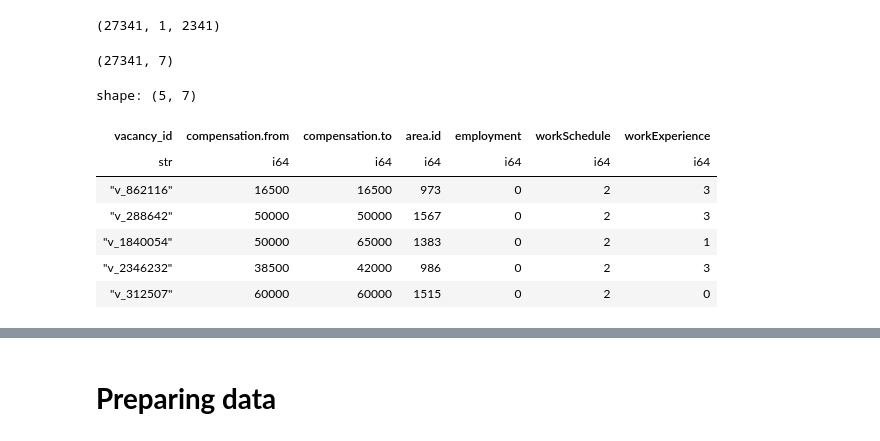
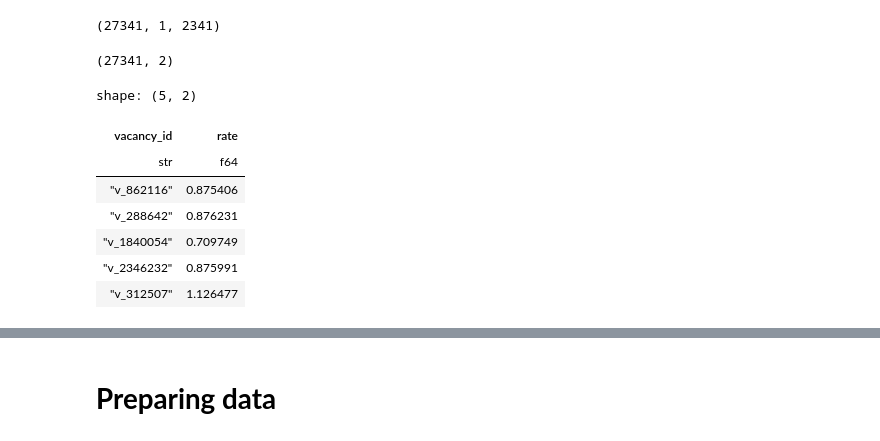
Before and after one commit to Sinagoga/hse_project, a Jupyter notebook: hh_start.ipynb, the cells around one changed output, grey strips where cells are left out. Saved outputs shown, nothing was run; the diff lists cells and outputs as text; code cells hidden in the pictures.

```diff
--- a/hh_start.ipynb
+++ b/hh_start.ipynb
@@ -63,44 +65,47 @@ empl = sorted(vac_df["employment"].unique().to_list())
 work_sch = sorted(vac_df["workSchedule"].unique().to_list())
 work_exp = sorted(vac_df["workExperience"].unique().to_list())
 area2idx = {area_id[i] : i for i in range(len(area_id))}
 empl2idx = {empl[i] : i for i in range(len(empl))}
 sch2idx = {work_sch[i] : i for i in range(len(work_sch))}
 exp2idx = {work_exp[i] : i for i in range(len(work_exp))}
 last_v = 0
 features = pl.DataFrame()
 # for v in tqdm(range(1, max_steps)):
 #     lb = (v-1)*25_000
 #     rb = v*25_000
 #     cur = vac_df[lb:rb].drop("name", "company.id", "compensation.currencyCode", "area.regionId", "description", "keySkills.keySkill")
 #     cur = cur.with_columns(cur["compensation.from"].fill_null(0).alias("compensation.from"))
 #     cur = cur.with_columns(cur["compensation.to"].fill_null(0).alias("compensation.to"))
 #     cur = cur.with_columns(pl.Series("compensation.to", [cur["compensation.to"][i] if cur["compensation.to"][i]!=0 else cur["compensation.from"][i] for i in range(25_000)]))
 #     cur = cur.with_columns(cur["area.id"].replace(area2idx).cast(int).alias("area.id"))
 #     cur = cur.with_columns(cur["employment"].replace(empl2idx).cast(int).alias("employment"))
 #     cur = cur.with_columns(cur["workSchedule"].replace(sch2idx).cast(int).alias("workSchedule"))
 #     cur = cur.with_columns(cur["workExperience"].replace(exp2idx).cast(int).alias("workExperience"))
 #     features = pl.concat([features, cur])
 #     last_v = v
 # lb = last_v*25_000
 # rb = lb + 23412
-cur = vac_df.drop("name", "company.id", "compensation.currencyCode", "area.regionId", "description", "keySkills.keySkill")
+cur = vac_df.drop("name", "company.id", "compensation.currencyCode", "area.regionId", "description", "keySkills.keySkill", "area.id")
 cur = cur.with_columns(cur["compensation.from"].fill_null(0).alias("compensation.from"))
 cur = cur.with_columns(cur["compensation.to"].fill_null(0).alias("compensation.to"))
 cur = cur.with_columns(pl.Series("compensation.to", [cur["compensation.to"][i] if cur["compensation.to"][i]!=0 else cur["compensation.from"][i] for i in range(all_steps)]))
-cur = cur.with_columns(cur["area.id"].replace(area2idx).cast(int).alias("area.id"))
-cur = cur.with_columns(cur["employment"].replace(empl2idx).cast(int).alias("employment"))
-cur = cur.with_columns(cur["workSchedule"].replace(sch2idx).cast(int).alias("workSchedule"))
-cur = cur.with_columns(cur["workExperience"].replace(exp2idx).cast(int).alias("workExperience"))
+# cur = cur.with_columns(cur["area.id"].replace(area2idx).cast(int).alias("area.id"))
+cur = cur.with_columns(cur["employment"].replace(empl2idx).cast(int).map_elements(lambda x: 2 if x == 0 else x/4).alias("employment"))
+cur = cur.with_columns(cur["workSchedule"].replace(sch2idx).cast(int).map_elements(lambda x: 2 if x == 0 else x/4).alias("workSchedule"))
+cur = cur.with_columns(cur["workExperience"].replace(exp2idx).cast(int).map_elements(lambda x: 2 if x == 0 else x/3).alias("workExperience"))
+cur = cur.with_columns(((pl.col("compensation.from") + pl.col("compensation.to"))/2/60734.836747/167.2).alias("compensation.mean"))
+cur = cur.with_columns(((pl.col("employment") + pl.col("workSchedule") + pl.col("workExperience") + pl.col("compensation.mean"))/4).alias("rate"))
+cur = cur.drop("compensation.from", "compensation.to", "employment", "workSchedule", "workExperience", "compensation.mean")
 features = pl.concat([features, cur])
 print(features.shape)
 features.head()
 # %% [output]
-(27341, 7)
+(27341, 2)
-shape: (5, 7)
+shape: (5, 2)
-| vacancy_id | compensation.from | compensation.to | area.id | employment | workSchedule | workExperience |
-| str | i64 | i64 | i64 | i64 | i64 | i64 |
-| "v_862116" | 16500 | 16500 | 973 | 0 | 2 | 3 |
-| "v_288642" | 50000 | 50000 | 1567 | 0 | 2 | 3 |
-| "v_1840054" | 50000 | 65000 | 1383 | 0 | 2 | 1 |
-| "v_2346232" | 38500 | 42000 | 986 | 0 | 2 | 3 |
-| "v_312507" | 60000 | 60000 | 1515 | 0 | 2 | 0 |
+| vacancy_id | rate |
+| str | f64 |
+| "v_862116" | 0.875406 |
+| "v_288642" | 0.876231 |
+| "v_1840054" | 0.709749 |
+| "v_2346232" | 0.875991 |
+| "v_312507" | 1.126477 |
```
Also changed, not shown: parts of 18 cells of this notebook.
